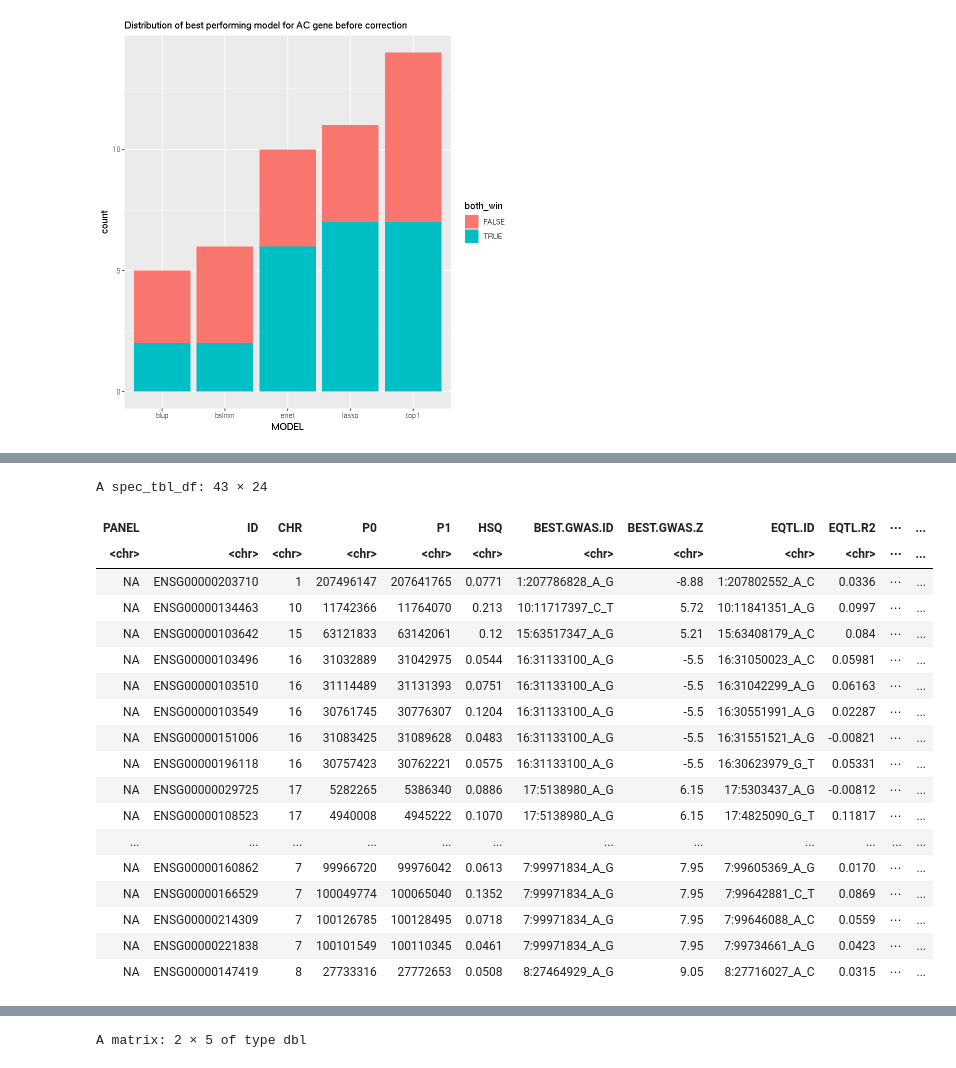
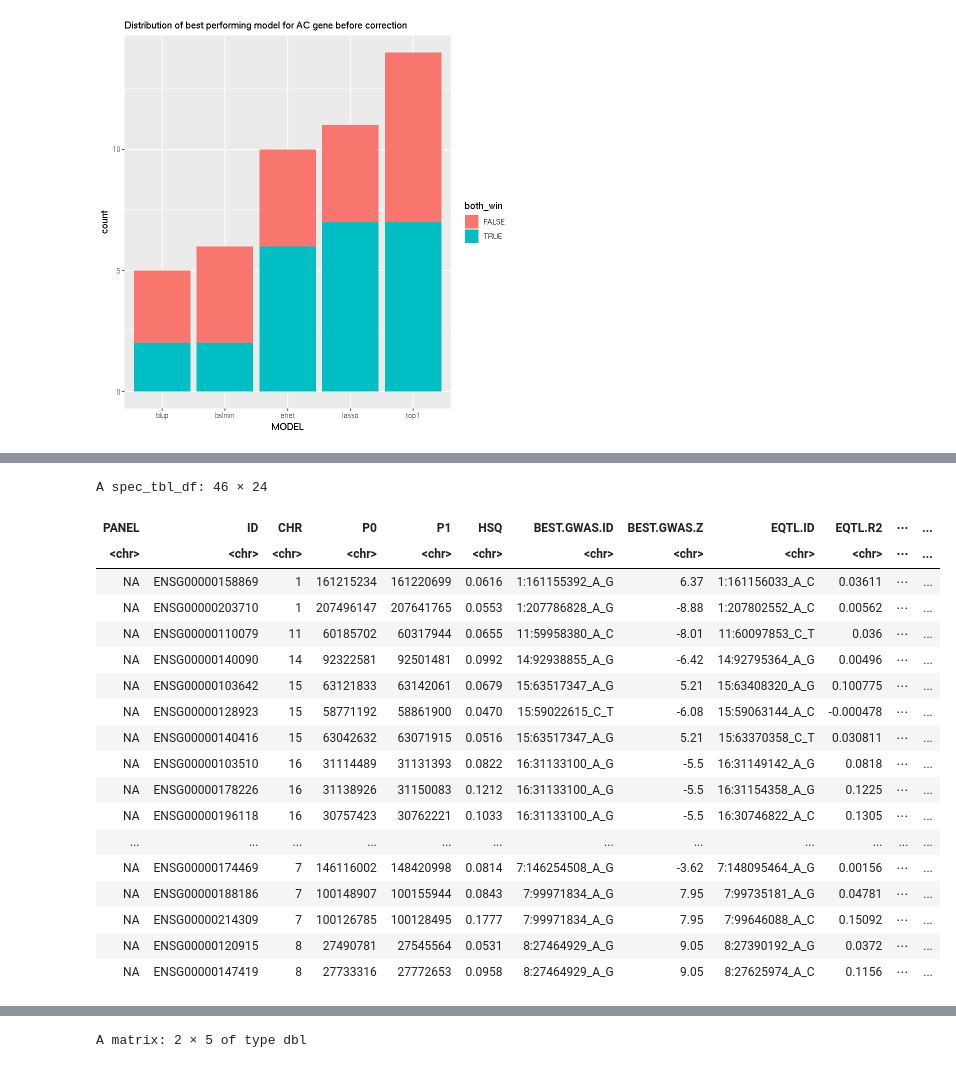
Before and after one commit to gaow/neuro-twas, a Jupyter notebook: Analysis/ROSMAP_TWAS/Diag_of_CV.ipynb, the cells around one changed output, grey strips where cells are left out. Cells and saved outputs as stored; diff of their text form; code cells hidden in the pictures.

```diff
--- a/Analysis/ROSMAP_TWAS/Diag_of_CV.ipynb
+++ b/Analysis/ROSMAP_TWAS/Diag_of_CV.ipynb
@@ -509,7 +528,7 @@ working = working%>%mutate(
   r2_ac = map_dbl(model,~.x$r2[1]%>%round(3)),
   r2_PCC = map_dbl(model,~.x$r2[2]%>%round(3)),
   r2_DLPFC = map_dbl(model,~.x$r2[3]%>%round(3)),
- pval_ac = map_dbl(model,~.x$pval[1]%>%p.adjust( method = "fdr")),
- pval_PCC = map_dbl(model,~.x$pval[2]%>%p.adjust( method = "fdr")),
- pval_DLPFC = map_dbl(model,~.x$pval[3]%>%p.adjust( method = "fdr"))
+ pval_ac = map_dbl(model,~.x$pval[1]),
+ pval_PCC = map_dbl(model,~.x$pval[2]),
+ pval_DLPFC = map_dbl(model,~.x$pval[3])
 )
@@ -538,6 +557,19 @@ analysis = tmp%>%mutate(
   result_data = map(Proj_Name,~read_delim(paste(dir,.x,"/result/all_result.txt",sep = ""),delim = "\t")%>%filter(FILE!="FILE")),
   result_data_TWAS = map(result_data,~.x%>%filter(!is.na(BEST.GWAS.ID))%>%select(-FILE)%>%mutate(
       MODELCV.R2 = as.numeric(MODELCV.R2),
+      MODELCV.PV = as.numeric(MODELCV.PV) ,TWAS.P.Adj = p.adjust(TWAS.P, method = "fdr"))),
+        twas_gene = map(result_data_TWAS,~.x$ID),
+        psed_gene = map(result_data_TWAS,~.x%>%filter(TWAS.P.Adj<0.05)),
+        r2 = map(result_data_TWAS,~.x%>%pull(MODELCV.R2)%>%as.numeric%>%na.omit()%>%mean()),
+        pval = map(result_data_TWAS,~.x%>%pull(MODELCV.PV)%>%as.numeric%>%na.omit()%>%mean())
+)
+
+
+
+analysis_arch = tmp%>%mutate(
+  result_data = map(Proj_Name,~read_delim(paste(dir,.x,"/result_arch/all_result.txt",sep = ""),delim = "\t")%>%filter(FILE!="FILE")),
+  result_data_TWAS = map(result_data,~.x%>%filter(!is.na(BEST.GWAS.ID))%>%select(-FILE)%>%mutate(
+      MODELCV.R2 = as.numeric(MODELCV.R2),
       MODELCV.PV = p.adjust(as.numeric(MODELCV.PV), method = "fdr") ,TWAS.P.Adj = p.adjust(TWAS.P, method = "fdr"))),
         twas_gene = map(result_data_TWAS,~.x$ID),
         psed_gene = map(result_data_TWAS,~.x%>%filter(TWAS.P.Adj<0.05)),
@@ -617,16 +646,34 @@ analysis_comp = analysis%>%select(Proj_Name,twas_gene,result_data_TWAS,r2,pval)%
     susie_r2 = map2(twas_gene,idx, ~ ((working%>%filter(ID %in% .x)%>%select(ID,n_of_cs,pval_ac,pval_PCC,pval_DLPFC,r2_ac,r2_PCC,r2_DLPFC))[,c(1,2+3+.y)])),
     susie_pval = map2(twas_gene,idx, ~ ((working%>%filter(ID %in% .x)%>%select(ID,n_of_cs,pval_ac,pval_PCC,pval_DLPFC,r2_ac,r2_PCC,r2_DLPFC))[,c(1,2+.y)])),
     sum_data = map2(result_data_TWAS,susie_r2, ~ inner_join(.x,.y )%>%
-                    mutate(r2_more = .[,ncol(.)] > MODELCV.R2%>%as.numeric() )),
+                    mutate(r2_more = .[,ncol(.)] >= MODELCV.R2%>%as.numeric() )),
     sum_data = map2(sum_data,susie_pval, ~ inner_join(.x,.y )%>%
-                    mutate(pv_less = .[,ncol(.)] < MODELCV.PV%>%as.numeric() )),
+                    mutate(pv_less = .[,ncol(.)] <= MODELCV.PV%>%as.numeric() )),
     sum_data = map(sum_data,~.x%>%
                    mutate(both_win = (r2_more & pv_less) ) ),
     pcnt_pv_win = map_dbl(sum_data, ~.x%>%pull(pv_less)%>%na.omit%>%mean()  ),
     pcnt_r2_win = map_dbl(sum_data, ~.x%>%pull(r2_more)%>%na.omit%>%mean()  ),
     pcnt_both_win = map_dbl(sum_data, ~.x%>%filter(both_win )%>%nrow()/nrow(.x) )
     )%>%select(-twas_gene,-idx)
-analysis_comp%>%select(Proj_Name,pcnt_pv_win,pcnt_r2_win,pcnt_both_win)
+analysis_comp%>%mutate(tissue =  c("AC","DLPFC","PCC"))%>%select(tissue,pcnt_pv_win,pcnt_r2_win,pcnt_both_win)
+
+
+
+analysis_comp_arch = analysis_arch%>%select(Proj_Name,twas_gene,result_data_TWAS,r2,pval)%>%mutate(
+    idx = c(1,3,2),
+    susie_r2 = map2(twas_gene,idx, ~ ((working%>%filter(ID %in% .x)%>%select(ID,n_of_cs,pval_ac,pval_PCC,pval_DLPFC,r2_ac,r2_PCC,r2_DLPFC))[,c(1,2+3+.y)])),
+    susie_pval = map2(twas_gene,idx, ~ ((working%>%filter(ID %in% .x)%>%select(ID,n_of_cs,pval_ac,pval_PCC,pval_DLPFC,r2_ac,r2_PCC,r2_DLPFC))[,c(1,2+.y)])),
+    sum_data = map2(result_data_TWAS,susie_r2, ~ inner_join(.x,.y )%>%
+                    mutate(r2_more = .[,ncol(.)] >=  MODELCV.R2%>%as.numeric() )),
+    sum_data = map2(sum_data,susie_pval, ~ inner_join(.x,.y )%>%
+                    mutate(pv_less = .[,ncol(.)]  <= MODELCV.PV%>%as.numeric() )),
+    sum_data = map(sum_data,~.x%>%
+                   mutate(both_win = (r2_more & pv_less) ) ),
+    pcnt_pv_win = map_dbl(sum_data, ~.x%>%pull(pv_less)%>%na.omit%>%mean()  ),
+    pcnt_r2_win = map_dbl(sum_data, ~.x%>%pull(r2_more)%>%na.omit%>%mean()  ),
+    pcnt_both_win = map_dbl(sum_data, ~.x%>%filter(both_win )%>%nrow()/nrow(.x) )
+    )%>%select(-twas_gene,-idx)
+analysis_comp_arch%>%select(Proj_Name,pcnt_pv_win,pcnt_r2_win,pcnt_both_win)
 # %% [output]
 Joining, by = "ID"
 
@@ -704,25 +772,25 @@ analysis_comp$sum_data[[2]]%>%filter()%>%ggplot(aes(x = MODEL, fill = pv_less))+
 # %%
-analysis_comp$sum_data[[3]]
+analysis_comp$sum_data[[1]]%>%select(-both_win)
 # %% [output]
-A spec_tbl_df: 43 × 24
+A spec_tbl_df: 46 × 24
 | PANEL | ID | CHR | P0 | P1 | HSQ | BEST.GWAS.ID | BEST.GWAS.Z | EQTL.ID | EQTL.R2 | ⋯ | ... |
 | <chr> | <chr> | <chr> | <chr> | <chr> | <chr> | <chr> | <chr> | <chr> | <chr> | ⋯ | ... |
-| NA | ENSG00000203710 | 1 | 207496147 | 207641765 | 0.0771 | 1:207786828_A_G | -8.88 | 1:207802552_A_C | 0.0336 | ⋯ | ... |
-| NA | ENSG00000134463 | 10 | 11742366 | 11764070 | 0.213 | 10:11717397_C_T | 5.72 | 10:11841351_A_G | 0.0997 | ⋯ | ... |
-| NA | ENSG00000103642 | 15 | 63121833 | 63142061 | 0.12 | 15:63517347_A_G | 5.21 | 15:63408179_A_C | 0.084 | ⋯ | ... |
-| NA | ENSG00000103496 | 16 | 31032889 | 31042975 | 0.0544 | 16:31133100_A_G | -5.5 | 16:31050023_A_C | 0.05981 | ⋯ | ... |
-| NA | ENSG00000103510 | 16 | 31114489 | 31131393 | 0.0751 | 16:31133100_A_G | -5.5 | 16:31042299_A_G | 0.06163 | ⋯ | ... |
-| NA | ENSG00000103549 | 16 | 30761745 | 30776307 | 0.1204 | 16:31133100_A_G | -5.5 | 16:30551991_A_G | 0.02287 | ⋯ | ... |
-| NA | ENSG00000151006 | 16 | 31083425 | 31089628 | 0.0483 | 16:31133100_A_G | -5.5 | 16:31551521_A_G | -0.00821 | ⋯ | ... |
-| NA | ENSG00000196118 | 16 | 30757423 | 30762221 | 0.0575 | 16:31133100_A_G | -5.5 | 16:30623979_G_T | 0.05331 | ⋯ | ... |
-| NA | ENSG00000029725 | 17 | 5282265 | 5386340 | 0.0886 | 17:5138980_A_G | 6.15 | 17:5303437_A_G | -0.00812 | ⋯ | ... |
-| NA | ENSG00000108523 | 17 | 4940008 | 4945222 | 0.1070 | 17:5138980_A_G | 6.15 | 17:4825090_G_T | 0.11817 | ⋯ | ... |
+| NA | ENSG00000158869 | 1 | 161215234 | 161220699 | 0.0616 | 1:161155392_A_G | 6.37 | 1:161156033_A_C | 0.03611 | ⋯ | ... |
+| NA | ENSG00000203710 | 1 | 207496147 | 207641765 | 0.0553 | 1:207786828_A_G | -8.88 | 1:207802552_A_C | 0.00562 | ⋯ | ... |
+| NA | ENSG00000110079 | 11 | 60185702 | 60317944 | 0.0655 | 11:59958380_A_C | -8.01 | 11:60097853_C_T | 0.036 | ⋯ | ... |
+| NA | ENSG00000140090 | 14 | 92322581 | 92501481 | 0.0992 | 14:92938855_A_G | -6.42 | 14:92795364_A_G | 0.00496 | ⋯ | ... |
+| NA | ENSG00000103642 | 15 | 63121833 | 63142061 | 0.0679 | 15:63517347_A_G | 5.21 | 15:63408320_A_G | 0.100775 | ⋯ | ... |
+| NA | ENSG00000128923 | 15 | 58771192 | 58861900 | 0.0470 | 15:59022615_C_T | -6.08 | 15:59063144_A_C | -0.000478 | ⋯ | ... |
+| NA | ENSG00000140416 | 15 | 63042632 | 63071915 | 0.0516 | 15:63517347_A_G | 5.21 | 15:63370358_C_T | 0.030811 | ⋯ | ... |
+| NA | ENSG00000103510 | 16 | 31114489 | 31131393 | 0.0822 | 16:31133100_A_G | -5.5 | 16:31149142_A_G | 0.0818 | ⋯ | ... |
+| NA | ENSG00000178226 | 16 | 31138926 | 31150083 | 0.1212 | 16:31133100_A_G | -5.5 | 16:31154358_A_G | 0.1225 | ⋯ | ... |
+| NA | ENSG00000196118 | 16 | 30757423 | 30762221 | 0.1033 | 16:31133100_A_G | -5.5 | 16:30746822_A_C | 0.1305 | ⋯ | ... |
 | ... | ... | ... | ... | ... | ... | ... | ... | ... | ... | ... | ... |
-| NA | ENSG00000160862 | 7 | 99966720 | 99976042 | 0.0613 | 7:99971834_A_G | 7.95 | 7:99605369_A_G | 0.0170 | ⋯ | ... |
-| NA | ENSG00000166529 | 7 | 100049774 | 100065040 | 0.1352 | 7:99971834_A_G | 7.95 | 7:99642881_C_T | 0.0869 | ⋯ | ... |
-| NA | ENSG00000214309 | 7 | 100126785 | 100128495 | 0.0718 | 7:99971834_A_G | 7.95 | 7:99646088_A_C | 0.0559 | ⋯ | ... |
-| NA | ENSG00000221838 | 7 | 100101549 | 100110345 | 0.0461 | 7:99971834_A_G | 7.95 | 7:99734661_A_G | 0.0423 | ⋯ | ... |
-| NA | ENSG00000147419 | 8 | 27733316 | 27772653 | 0.0508 | 8:27464929_A_G | 9.05 | 8:27716027_A_C | 0.0315 | ⋯ | ... |
+| NA | ENSG00000174469 | 7 | 146116002 | 148420998 | 0.0814 | 7:146254508_A_G | -3.62 | 7:148095464_A_G | 0.00156 | ⋯ | ... |
+| NA | ENSG00000188186 | 7 | 100148907 | 100155944 | 0.0843 | 7:99971834_A_G | 7.95 | 7:99735181_A_G | 0.04781 | ⋯ | ... |
+| NA | ENSG00000214309 | 7 | 100126785 | 100128495 | 0.1777 | 7:99971834_A_G | 7.95 | 7:99646088_A_C | 0.15092 | ⋯ | ... |
+| NA | ENSG00000120915 | 8 | 27490781 | 27545564 | 0.0531 | 8:27464929_A_G | 9.05 | 8:27390192_A_G | 0.0372 | ⋯ | ... |
+| NA | ENSG00000147419 | 8 | 27733316 | 27772653 | 0.0958 | 8:27464929_A_G | 9.05 | 8:27625974_A_C | 0.1156 | ⋯ | ... |
 # %%
 b = attach("~/Project/Alz/Alz_PCC_SNP/WEIGHTS_Arch/geneTpmResidualsAgeGenderAdj_rename.ENSG00000106330.wgt.RDat")
 # %% [output]
```
Also changed, not shown: parts of 25 cells of this notebook, 8 other files.
